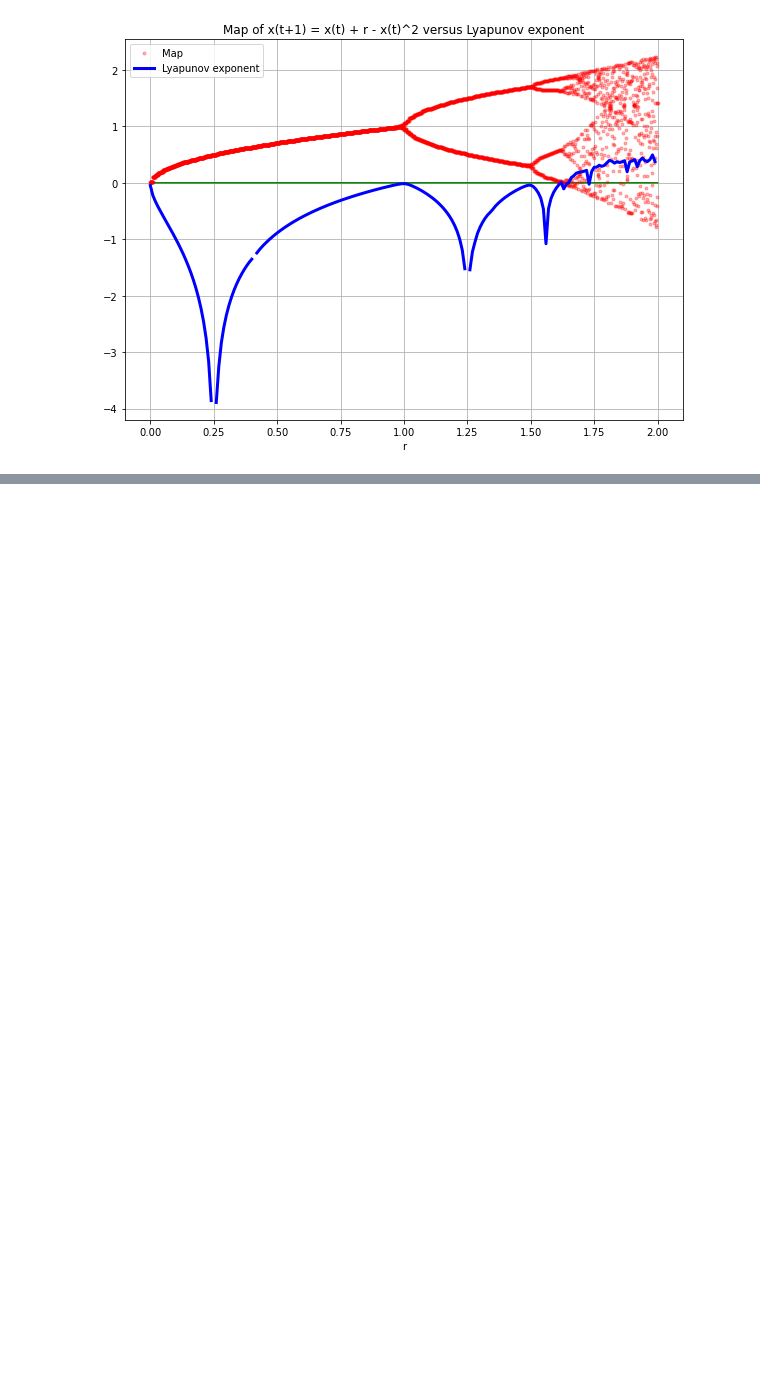
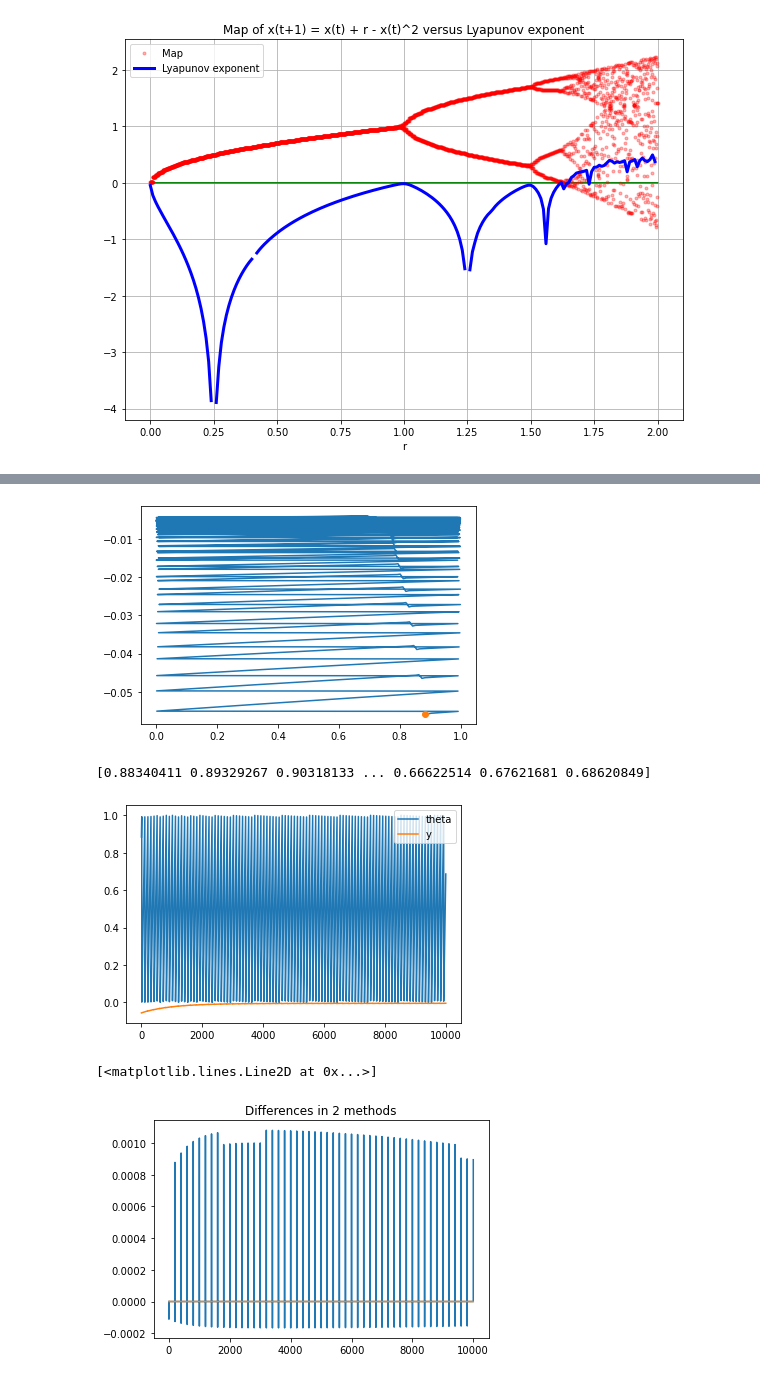
Before and after one commit to KatieJ16/AMATH_575_Project, a Jupyter notebook: Study 1.ipynb, the cells around one changed output, grey strips where cells are left out. Drawn from its saved outputs; the diff is of its cells as text; code cells hidden in the pictures; blank space fills up the shorter version.

Commit message:
added Runge-Kutta method for study 1

```diff
--- a/Study 1.ipynb
+++ b/Study 1.ipynb
@@ -94,0 +106,63 @@ print(theta)
+# %%
+def f(y, sigma):
+    return 1 + sigma * y
+
+def g(theta, y, lam, t, T, A):
+    if (t % T == 0):#if kick
+        return -lam*y + A*H(theta)
+    return -lam*y #if not kicked
+
+def RK4(theta, y, dt, lam, t, T, A, sigma):
+    K1_theta = f(y, sigma)
+    K1_y = g(theta, y, lam, t, T, A)
+
+    K2_theta = f(y+dt*K1_y/2, sigma)
+    K2_y = g(x+dt*K1_theta/2,y+dt*K1_y/2, lam, t + dt/2, T, A)
+
+    K3_theta = f(y+dt*K2_y/2, sigma)
+    K3_y = g(x+dt*K2_theta/2,y+dt*K2_y/2, lam, t+dt/2, T, A)
+
+    K4_theta = f(y+dt*K3_y, sigma)
+    K4_y = g(x+dt*K3_theta, y + dt*K3_y, lam, t + dt, T,A)
+
+    K_theta = (K1_theta + 2*K2_theta + 2* K3_theta + K4_theta)/6.0
+    K_y = (K1_y + 2*K2_y + 2* K3_y + K4_y)/6.0
+
+    return (K_theta, K_y)
+
+
+theta_RK = np.zeros(n_steps+1)
+y_RK = np.zeros(n_steps+1)
+theta_RK[0] = theta_0
+y_RK[0] = y_0
+
+
+
+#doing Euler's method for study 1
+for i in range(n_steps):
+    (K_theta, K_y) = RK4(theta[i], y[i], dt, lam, i*dt, T, A, sigma)
+    theta_RK[i+1] = (theta[i] + K_theta * dt) % 1 #need the mod because we say inside [0,1]
+    y_RK[i + 1] = y[i] + K_y * dt
+
+#plotting a few things to see what's going on
+plt.plot(theta_RK, y_RK)
+# plt.plot(theta, y)
+plt.plot(theta_0, y_0, "o", linewidth = 4)
+plt.show()
+
+plt.figure()
+plt.plot(theta_RK, label = "theta")
+plt.plot(y_RK, label = "y")
+plt.legend()
+print(theta)
+plt.show()
+
+plt.title("Differences in 2 methods")
+plt.plot(y_RK - y)
+plt.plot(theta_RK - theta)
+# %% [output]
+[figure, added]
+[0.88340411 0.89329267 0.90318133 ... 0.66622514 0.67621681 0.68620849]
+[figure, added]
+[<matplotlib.lines.Line2D at 0x...>]
+[figure, added]
```
Also changed, not shown: parts of 2 cells of this notebook.
